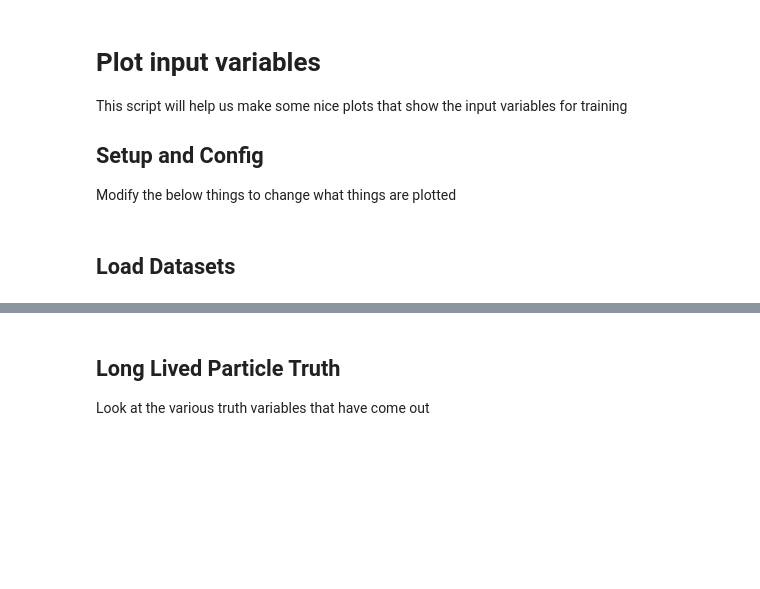
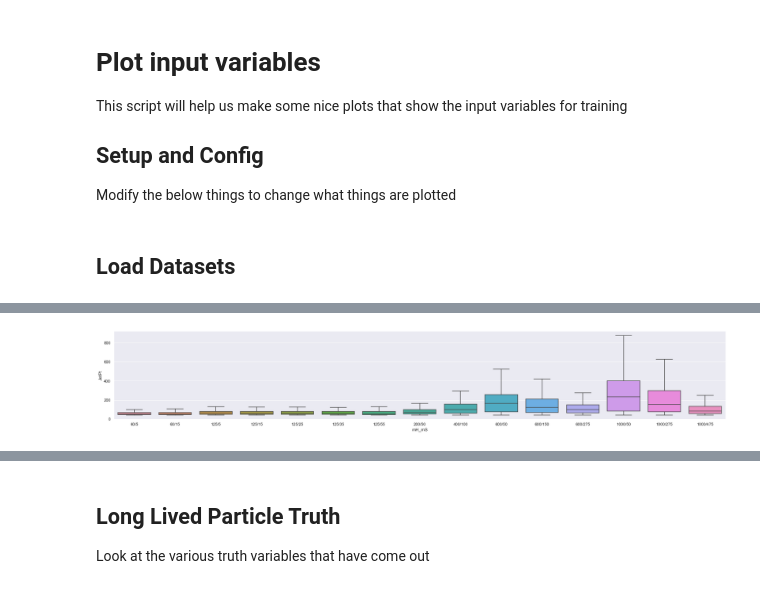
Before and after one commit to gordonwatts/calratio-perjet-training, a Jupyter notebook: notebooks/Input Variable Plots.ipynb, the cells around one changed output, grey strips where cells are left out. Cells and saved outputs as stored; diff of their text form; code cells hidden in the pictures; blank space fills up the shorter version.

Commit message:
First run with full data sets

```diff
--- a/notebooks/Input Variable Plots.ipynb
+++ b/notebooks/Input Variable Plots.ipynb
@@ -19,7 +19,11 @@ import asyncio
 
 import matplotlib.pyplot as plt
 import matplotlib.lines as mlines
+from matplotlib import rcParams
 plt.rc('font', size=14)
+
+import seaborn as sns
+sns.set()
 
 import pandas as pd
 
@@ -55,0 +85,11 @@ _ = plt.xlabel('$\phi$')
+# %%
+def add_col (df):
+    'Given the dataset, return a modified pandas DF'
+    ds = df[2]
+    ds['mH']=df[0].mH
+    ds['mS']=df[0].mS
+    ds['ct']=df[0].Lifetime
+    return ds
+#what_to_combine = r[20:35]
+what_to_combine=r
+all_jets = pd.DataFrame(pd.concat([d[2] for d in what_to_combine], keys=[(d[0].mH, d[0].mS, d[0].Lifetime, f'{d[0].mH}/{d[0].mS}', d[0].MCCampaign) for d in what_to_combine], names=['mH', 'mS', 'Lifetime', 'mH_mS', 'MC']).to_records())
@@ -55,0 +98,2 @@ _ = plt.xlabel('$\phi$')
+# %%
+all_jets['Lxy'] = np.sqrt(all_jets.Lx*all_jets.Lx + all_jets.Ly*all_jets.Ly)
@@ -55,0 +134,4 @@ _ = plt.xlabel('$\phi$')
+# %%
+sample_fig_size = (len(all_jets.mH_mS.unique())*2, 4)
+def set_fig_size():
+    plt.gcf().set_size_inches(sample_fig_size)
@@ -55,0 +142,5 @@ _ = plt.xlabel('$\phi$')
+# %%
+%%time
+sns.catplot(x="mH_mS", y="JetPt", kind="box", data=all_jets, showfliers=False)
+set_fig_size()
+# %% [output]
@@ -55,0 +148 @@ _ = plt.xlabel('$\phi$')
+[figure, added]
```
Also changed, not shown: parts of 35 cells of this notebook.
